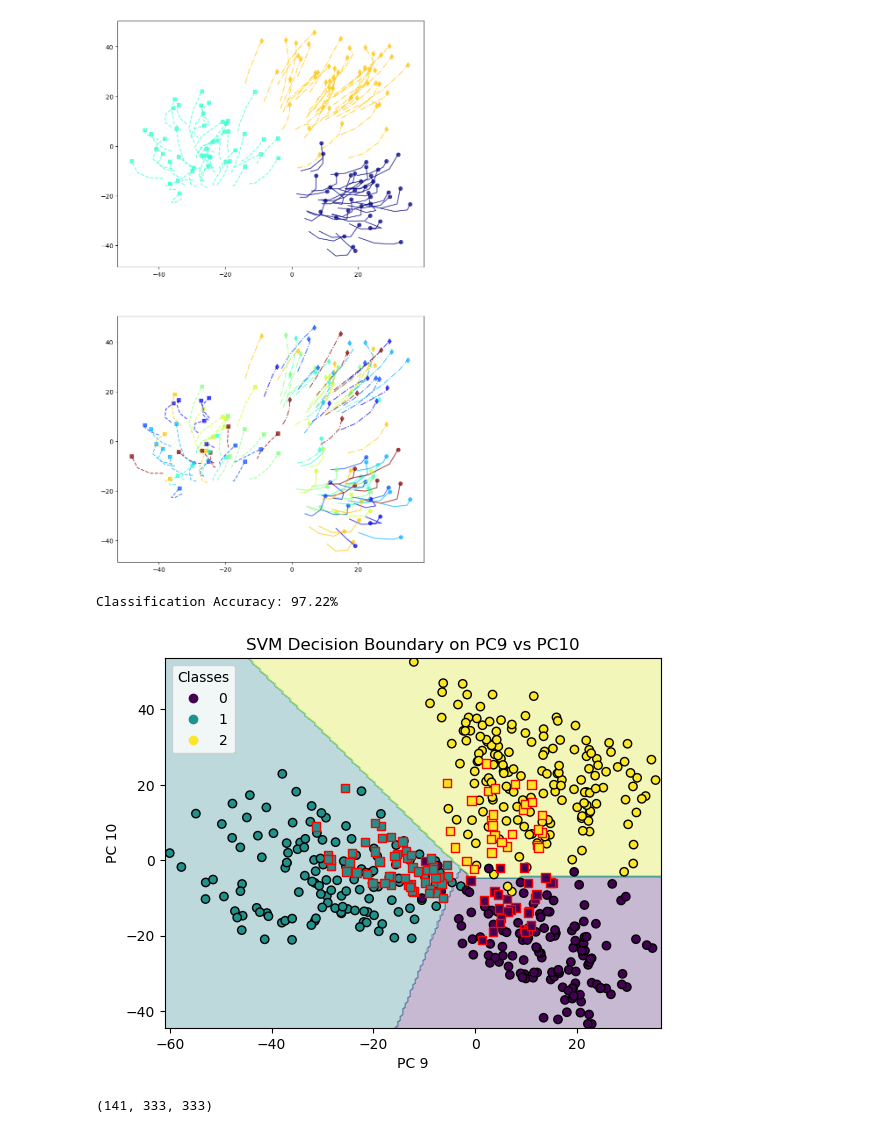
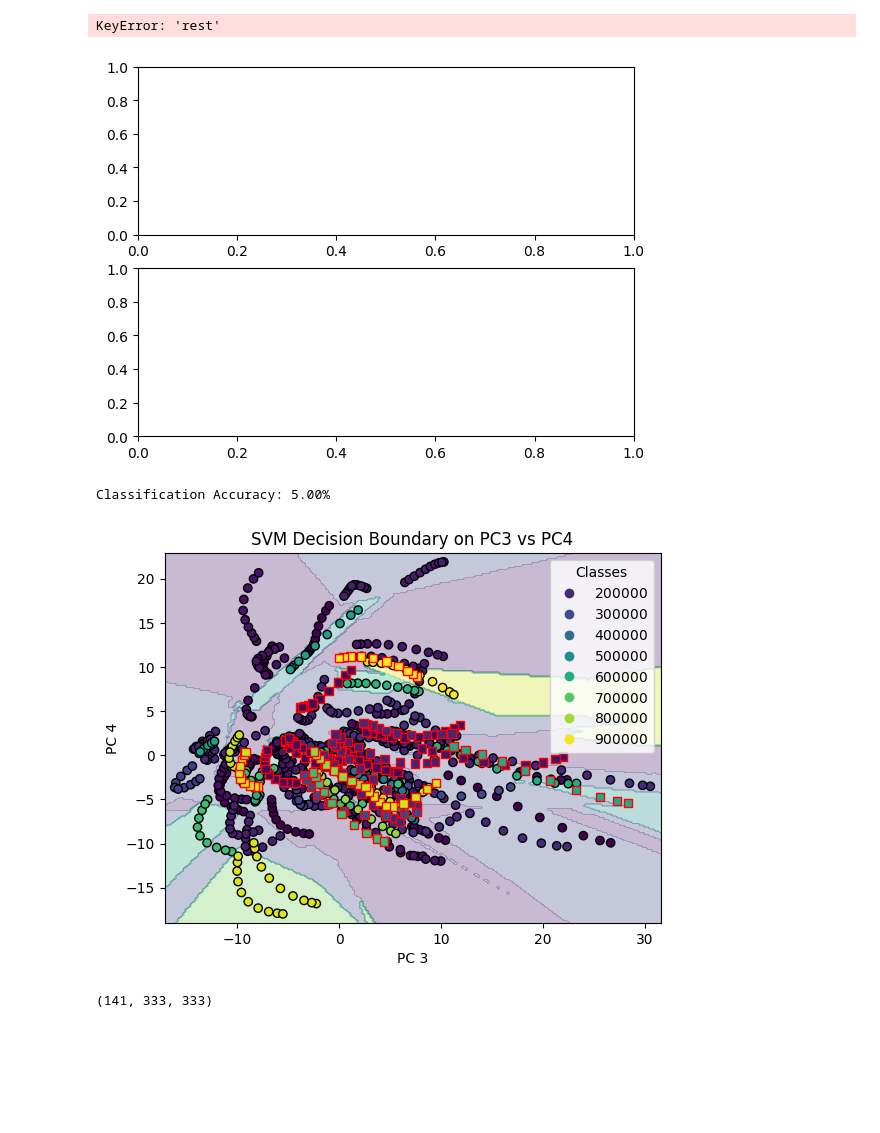
Before and after one commit to davorcuricGit/tangent_space_analysis, a Jupyter notebook: MNSCmain/TangentSpaceAnalysis.ipynb, the cells around one changed output. Cells and saved outputs as stored; diff of their text form; code cells hidden in the pictures; blank space fills up the shorter version.

```diff
--- a/MNSCmain/TangentSpaceAnalysis.ipynb
+++ b/MNSCmain/TangentSpaceAnalysis.ipynb
@@ -27,7 +34,7 @@ parent_dir = os.getcwd()
 #parent_dir = 'parent dir here'
 dfOG = pd.read_csv(parent_dir + "\\" + 'FC_project_dataframe.csv')
 
-dfOG = dfOG[(dfOG['Num Subnets'] == 7) & (dfOG['Num Parcels'] == 900)]
+dfOG = dfOG[(dfOG['Num Subnets'] == 17) & (dfOG['Num Parcels'] == 100)]
 tasklist = ['Rest', 'Motor']#, 'Memory']
 FCs = list()
 
@@ -115,18 +92,20 @@ plt.show()
 # %%
 c1 = 8
-fig,ax = tsa.plot_pca_projections(Y, subjects,sessions,tasks, c1 = c1, c2 = c1 + 1)
+fig,ax = tsa.plot_pca_projections(Y, subjects,sessions,states, c1 = c1, c2 = c1 + 1)
 # %% [output]
+KeyError: 'rest'
-[figure, old version]
+[figure, new version]
 # %%
+regflow = np.array(regflow)
 #classifiy using SVM on PCA according to regularization trajectories
-labels = np.array(tasklabels)
+labels = np.array(subjects)
 #labels = np.array(subjects)
 
 
 # 1. Create a DataFrame to organize the information
 df = pd.DataFrame({
     'subject': subjects,
-    'task': tasklabels,
+    'task': states,
     'session': sessions,
     'index': np.arange(np.shape(regflow)[0])
 })
@@ -160,7 +139,7 @@ pca = PCA(n_components=min(X_train.shape[1], X_train.shape[0]))  # Keep all PCs
 X_train_pca = pca.fit_transform(X_train)
 X_val_pca = pca.transform(X_val)
 
-pc_x = 8
+pc_x = 2
 pc_y = pc_x + 1
 X_train_selected = X_train_pca[:, [pc_x, pc_y]]
 X_val_selected = X_val_pca[:, [pc_x, pc_y]]
@@ -204,8 +183,8 @@ plt.title(f"SVM Decision Boundary on PC{pc_x+1} vs PC{pc_y+1}")
 plt.legend(*scatter.legend_elements(), title="Classes")
 plt.show()
 # %% [output]
-Classification Accuracy: 97.22%
+Classification Accuracy: 5.00%
-[figure, old version]
+[figure, new version]
 # %%
 np.shape(FCs)
 # %% [output]
```
Also changed, not shown: parts of 4 cells of this notebook.
